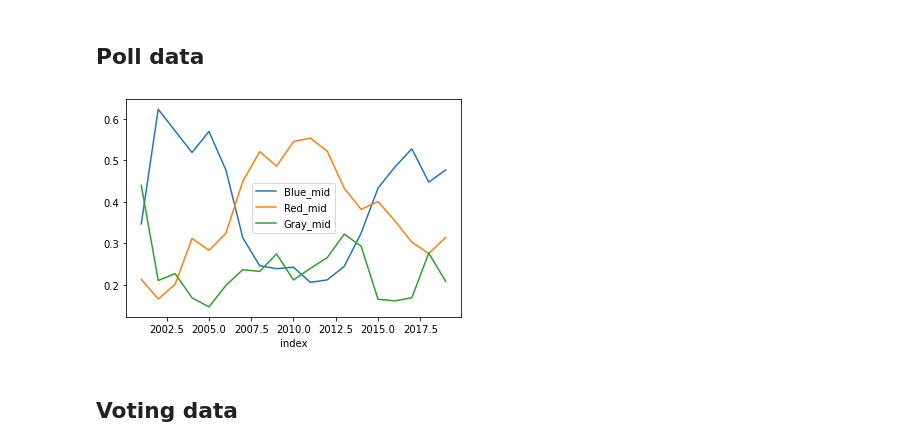
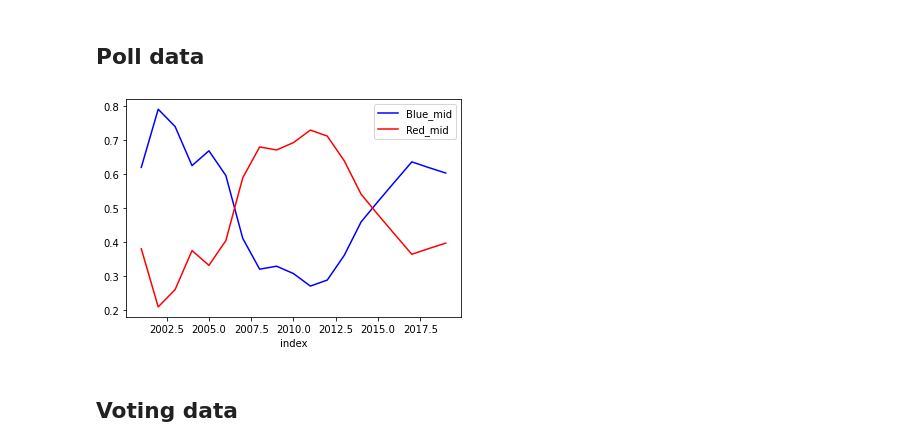
Before and after one commit to MarBry111/Forecast_Election_Poland, a Jupyter notebook: NN_with_pytorch.ipynb, the cells around one changed output. Drawn from its saved outputs; the diff is of its cells as text; code cells hidden in the pictures.

```diff
--- a/NN_with_pytorch.ipynb
+++ b/NN_with_pytorch.ipynb
@@ -28,11 +28,12 @@ for yi in range(len(stat_list)):
 ## Poll data
 # %%
 #pool_data = pd.read_csv('dane_years/pools_edited.csv', index_col=0)
-pool_data_middle = pd.read_csv('dane_years/pools_edited_middle_year_of_voting.csv', index_col=0)
-pool_data_middle.plot()
+pool_data_middle = pd.read_csv('dane_years/pools_edited_middle_year_of_voting.csv', index_col=0).iloc[:,:-1]
+pool_data_middle = pool_data_middle.divide(pool_data_middle.sum(1),0)
+pool_data_middle.plot(color=['b','r'])
 plt.show()
 # %% [output]
-[figure, old version]
+[figure, new version]
 # %% [markdown]
 ## Voting data
 # %%
```
Also changed, not shown: parts of 13 cells of this notebook.
